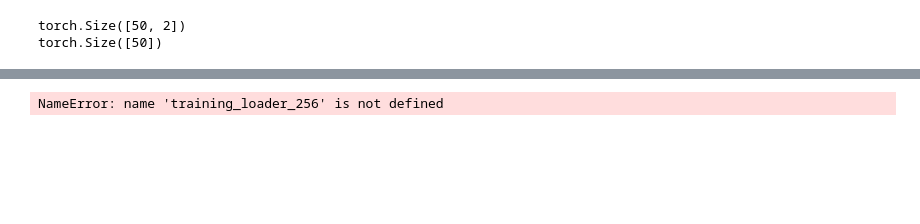
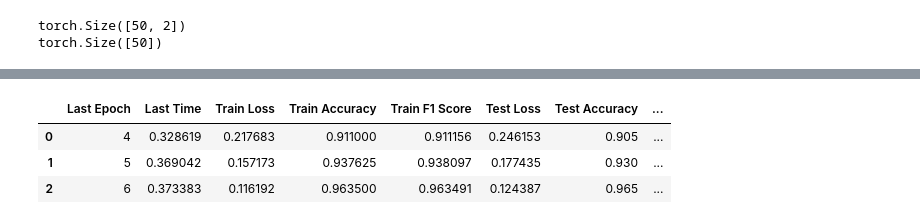
Before and after one commit to e271828e/Inside-Deep-Learning, a Jupyter notebook: practice/chapter2_exercises1.ipynb, the cells around one changed output, grey strips where cells are left out. Drawn from its saved outputs; the diff is of its cells as text; code cells hidden in the pictures; blank space fills up the shorter version.

```diff
--- a/practice/chapter2_exercises1.ipynb
+++ b/practice/chapter2_exercises1.ipynb
@@ -98,7 +92,18 @@ results
-# %%
-tstart = time.time()
-scores = eval_network(model, {"Train": training_loader_32, "Test": testing_loader_32}, metrics)
-tend = time.time()
-tend-tstart
-# %% [output]
-NameError: name 'training_loader_256' is not defined
+# %%
+model_new = nn.Sequential(
+    nn.Linear(2, 30),
+    nn.Tanh(),
+    nn.Linear(30, 30),
+    nn.Tanh(),
+    nn.Linear(30, 2),
+).to(device)
+
+optimizer_new = torch.optim.AdamW(model_new.parameters())
+# %%
+results = train_network( model_new, f_loss, optimizer_new, training_loader_32, eval_loaders=eval_loaders, eval_metrics=metrics, epochs=2, save_path=os.getcwd(), load_file="checkpoint_epoch4.pt")
+results
+# %% [output]
+|  | Last Epoch | Last Time | Train Loss | Train Accuracy | Train F1 Score | Test Loss | Test Accuracy | ... |
+| 0 | 4 | 0.328619 | 0.217683 | 0.911000 | 0.911156 | 0.246153 | 0.905 | ... |
+| 1 | 5 | 0.369042 | 0.157173 | 0.937625 | 0.938097 | 0.177435 | 0.930 | ... |
+| 2 | 6 | 0.373383 | 0.116192 | 0.963500 | 0.963491 | 0.124387 | 0.965 | ... |
```
Also changed, not shown: parts of 6 cells of this notebook, 2 other files.
